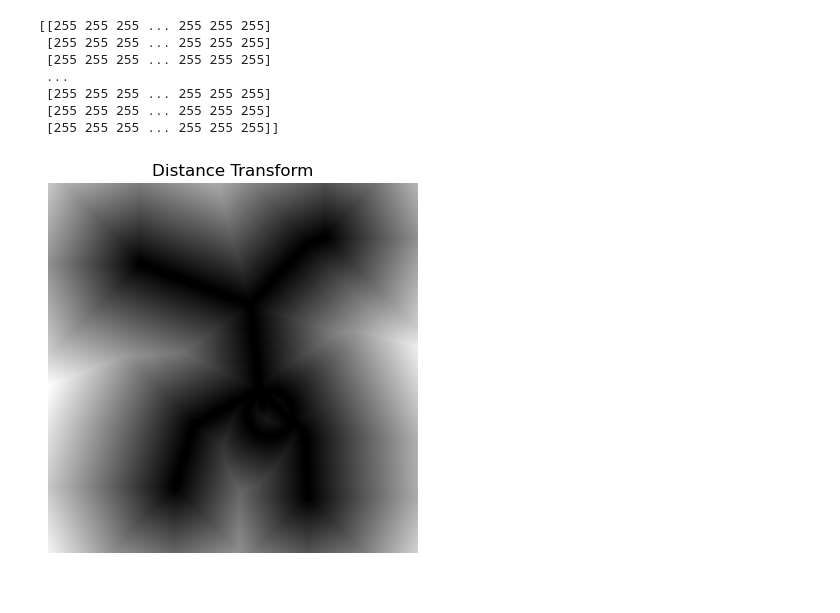
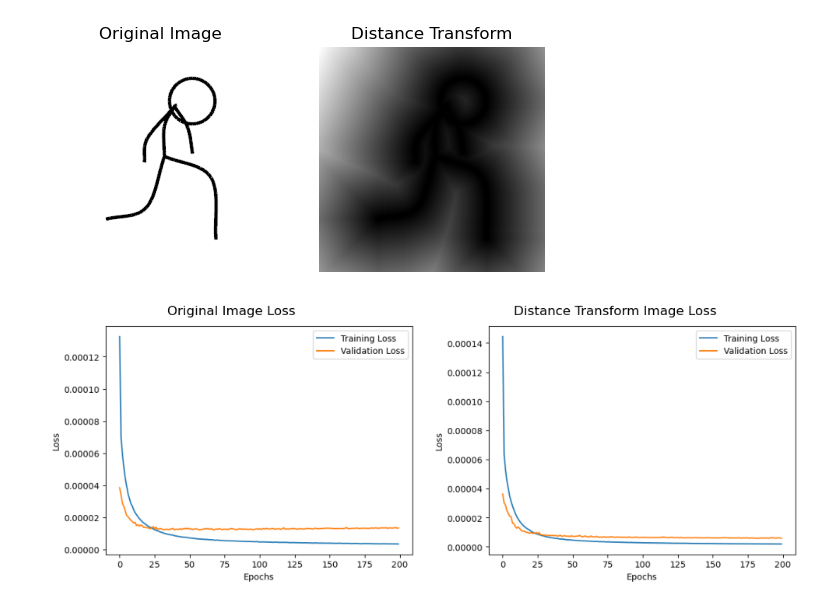
Before and after one commit to leesihoo0919/CG-LAB-Stick-Figure, a Jupyter notebook: DT.ipynb, the cells around one changed output. Cells and saved outputs as stored; diff of their text form; code cells hidden in the pictures.

```diff
--- a/DT.ipynb
+++ b/DT.ipynb
@@ -1,37 +1,71 @@
 # %%
 import cv2
 import numpy as np
 import os
 import cv2
 import numpy as np
 import pandas as pd
 from sklearn.neighbors import KNeighborsRegressor
 from sklearn.metrics import r2_score
 from matplotlib import pyplot as plt
 
 ## Distance Transform 적용 방법
 
 # 이미지 로드
-image = cv2.imread("./image_ex/sf001782.png", cv2.IMREAD_GRAYSCALE)
-print(image)
+image = cv2.imread("./sf/sf000438.png", cv2.IMREAD_GRAYSCALE)
+
 # 이진화
 _, binary_image = cv2.threshold(image, 127, 255, cv2.THRESH_BINARY)
 
 # 거리 변환 적용
 distance_transform = cv2.distanceTransform(binary_image, cv2.DIST_L2, maskSize=3)
 
+# 이미지 출력
+plt.subplot(1, 2, 1)
+plt.imshow(image, cmap='gray')
+plt.axis('off')
+plt.title('Original Image')
+
 # 거리 변환 결과 출력
-# 거리 변환 결과 출력
+plt.subplot(1, 2, 2)
 plt.imshow(distance_transform, cmap='gray')
 plt.axis('off')
 plt.title('Distance Transform')
+
 plt.show()
 # %% [output]
-[[255 255 255 ... 255 255 255]
- [255 255 255 ... 255 255 255]
- [255 255 255 ... 255 255 255]
- ...
- [255 255 255 ... 255 255 255]
- [255 255 255 ... 255 255 255]
- [255 255 255 ... 255 255 255]]
-[figure, old version]
+[figure, new version]
+# %%
+import cv2
+import numpy as np
+import os
+import cv2
+import numpy as np
+import pandas as pd
+from sklearn.neighbors import KNeighborsRegressor
+from sklearn.metrics import r2_score
+from matplotlib import pyplot as plt
+
+## Distance Transform 적용 방법
+
+# 이미지 로드
+image1 = cv2.imread("./final image/!DF loss.png")
+image2 = cv2.imread("./final image/loss.png")
+
+# 이미지 출력
+plt.figure(figsize=(10, 5))
+
+plt.subplot(1, 2, 1)
+plt.imshow(cv2.cvtColor(image1, cv2.COLOR_BGR2RGB))
+plt.axis('off')
+plt.title('Original Image Loss')
+
+plt.subplot(1, 2, 2)
+plt.imshow(cv2.cvtColor(image2, cv2.COLOR_BGR2RGB))
+plt.axis('off')
+plt.title('Distance Transform Image Loss')
+
+plt.tight_layout()
+plt.show()
+# %% [output]
+[figure, added]
```
Also changed, not shown: parts of 4 cells of this notebook, 6 other files.
